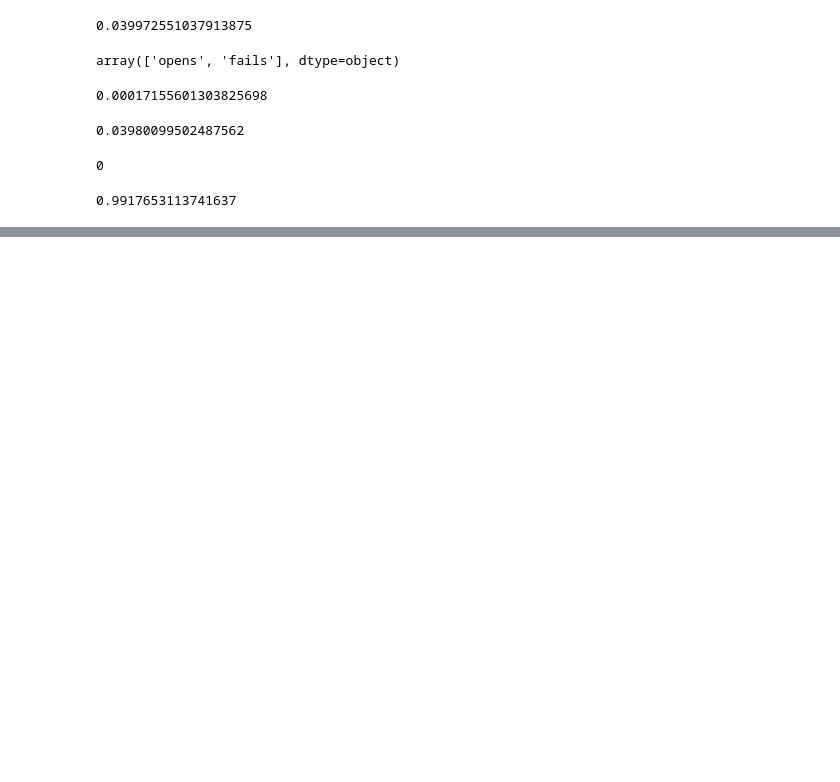
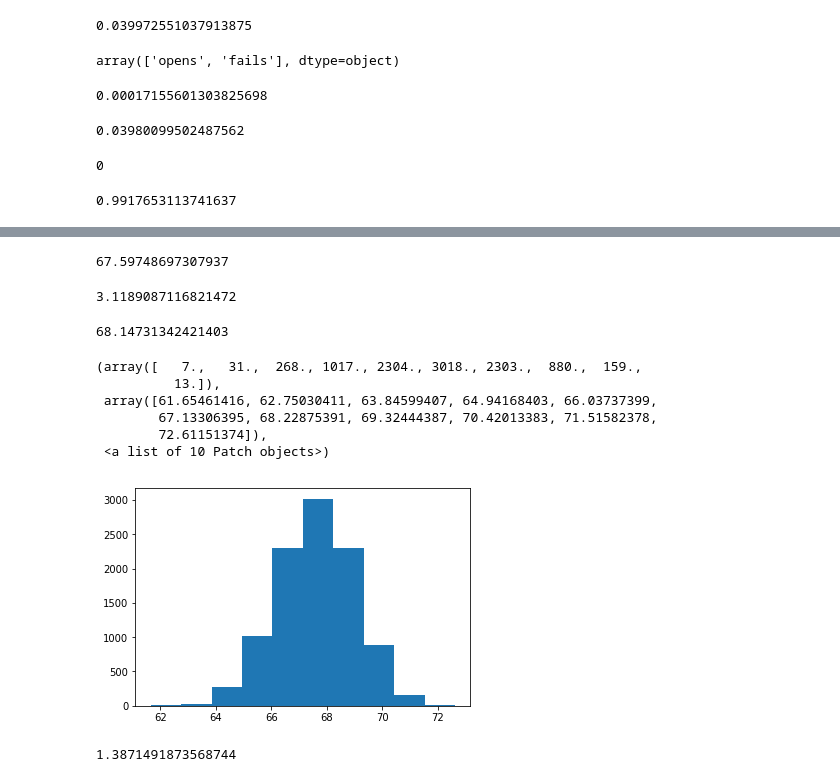
Before and after one commit to geocarvalho/python-ds, a Jupyter notebook: DS-fundations-2/statistics/12-hypothesis-tests.ipynb, the cells around one changed output, grey strips where cells are left out. Saved outputs shown, nothing was run; the diff lists cells and outputs as text; code cells hidden in the pictures; blank space fills up the shorter version.

```diff
--- a/DS-fundations-2/statistics/12-hypothesis-tests.ipynb
+++ b/DS-fundations-2/statistics/12-hypothesis-tests.ipynb
@@ -255,0 +264,10 @@ par_data[par_data['actual'] == 'opens'].shape[0]/par_data.shape[0]
+# %%
+import pandas as pd
+import numpy as np
+import matplotlib.pyplot as plt
+
+%matplotlib inline
+np.random.seed(42)
+
+full_data = pd.read_csv('coffee_dataset.csv')
+full_data.head()
@@ -255,0 +304,38 @@ par_data[par_data['actual'] == 'opens'].shape[0]/par_data.shape[0]
+# %%
+# What is the population mean height?
+pop_mean = full_data['height'].mean()
+pop_mean
+# %% [output]
+67.59748697307937
+# %%
+# What is the standard deviation of the population heights?
+np.std(full_data['height'])
+# %% [output]
+3.1189087116821472
+# %%
+# What is the sample mean height?
+obs_mean = sample1.height.mean()
+obs_mean
+# %% [output]
+68.14731342421403
+# %%
+# Simulate the sampling distribution for the mean of five values to see the shape and plot a histogram
+samp_mean = []
+for _ in range(10000):
+    samp = full_data.sample(5)
+    samp_mean.append(samp.height.mean())
+plt.hist(samp_mean)
+# %% [output]
+(array([   7.,   31.,  268., 1017., 2304., 3018., 2303.,  880.,  159.,
+          13.]),
+ array([61.65461416, 62.75030411, 63.84599407, 64.94168403, 66.03737399,
+        67.13306395, 68.22875391, 69.32444387, 70.42013383, 71.51582378,
+        72.61151374]),
+ <a list of 10 Patch objects>)
+[figure, added]
+# %%
+# What is the standard deviation of the sampling distribution of the mean of five draws?
+std_samp = np.std(samp_mean)
+std_samp
+# %% [output]
+1.3871491873568744
```
Also changed, not shown: parts of 27 cells of this notebook, 3 other files.
